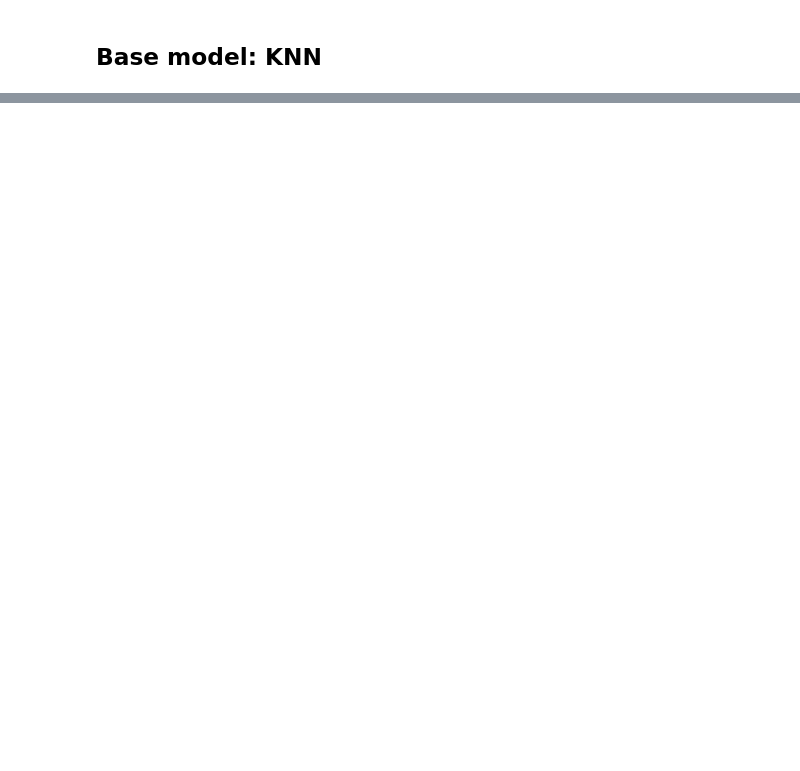
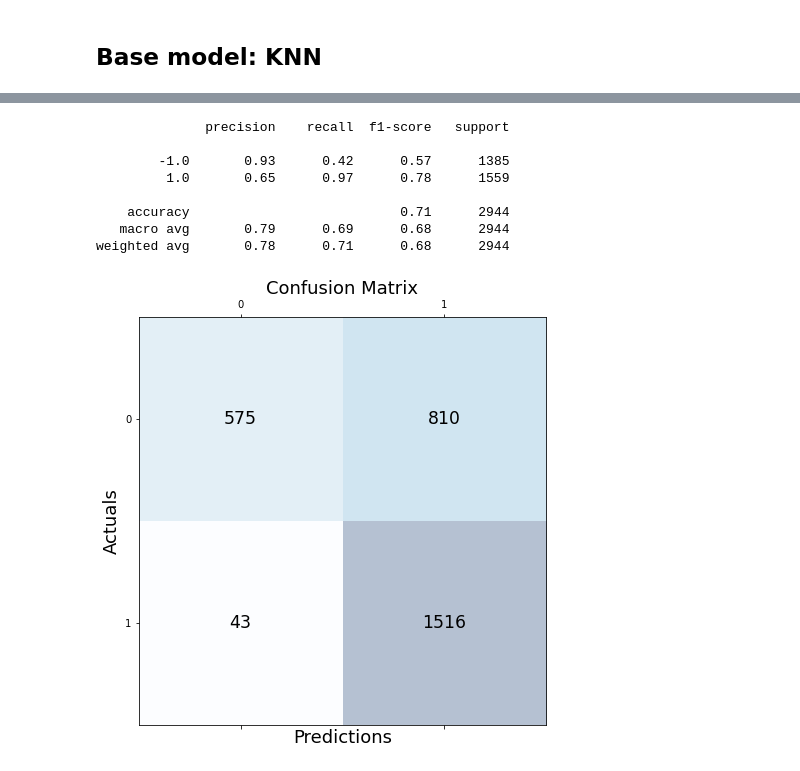
Before and after one commit to COGS118A/Group019-Sp22, a Jupyter notebook: Final_results.ipynb, the cells around one changed output, grey strips where cells are left out. Saved outputs shown, nothing was run; the diff lists cells and outputs as text; code cells hidden in the pictures; blank space fills up the shorter version.

```diff
--- a/Final_results.ipynb
+++ b/Final_results.ipynb
@@ -15,0 +32,5 @@ import seaborn as sns
+# %%
+energy_df = pd.read_csv('./Cleaning/energy_data.csv', index_col=0)
+new_sp_df = pd.read_csv('./Cleaning/sp500_news_data.csv', index_col=0)
+gold_df = pd.read_csv('./Cleaning/daily_gold_rate.csv')
+pattern_df = pd.read_csv('./Cleaning/candlestick_patterns.csv', index_col=0)
@@ -15,0 +50,13 @@ import seaborn as sns
+# %%
+#NOTE: I'm adding an "average" column to use for data visualization (since I didn't want the pairplot to
+#have Open, high, low, close. I just wanted one average to summarize these four variables to avoid
+#the pairplot from getting too crowded). I'm not sure if the average is the same as the calculation before
+#the standardizer we used but I think it should be fine since it's a linear transformation.
+
+temp = []
+for i in range(len(new_sp_df)):
+    avg = (new_sp_df['High'][i] + new_sp_df['Low'][i])/2
+    temp.append(avg)
+
+new_sp_df['Average'] = temp
+new_sp_df.head()
@@ -78,0 +203,26 @@ neighbor.score(X_test, y_test)
+# %%
+#code from: https://vitalflux.com/python-draw-confusion-matrix-matplotlib/
+
+print(classification_report(y_test, y_pred))
+
+# get and plot the confusion matrix for our model
+conf_matrix = cm1
+fig, ax = plt.subplots(figsize=(7.5, 7.5))
+ax.matshow(conf_matrix, cmap=plt.cm.Blues, alpha=0.3)
+for i in range(conf_matrix.shape[0]):
+    for j in range(conf_matrix.shape[1]):
+        ax.text(x=j, y=i,s=conf_matrix[i, j], va='center', ha='center', size='xx-large')
+plt.xlabel('Predictions', fontsize=18)
+plt.ylabel('Actuals', fontsize=18)
+plt.title('Confusion Matrix', fontsize=18)
+plt.show()
+# %% [output]
+              precision    recall  f1-score   support
+
+        -1.0       0.93      0.42      0.57      1385
+         1.0       0.65      0.97      0.78      1559
+
+    accuracy                           0.71      2944
+   macro avg       0.79      0.69      0.68      2944
+weighted avg       0.78      0.71      0.68      2944
+[figure, added]
```
Also changed, not shown: parts of 27 cells of this notebook, 7 other files.
